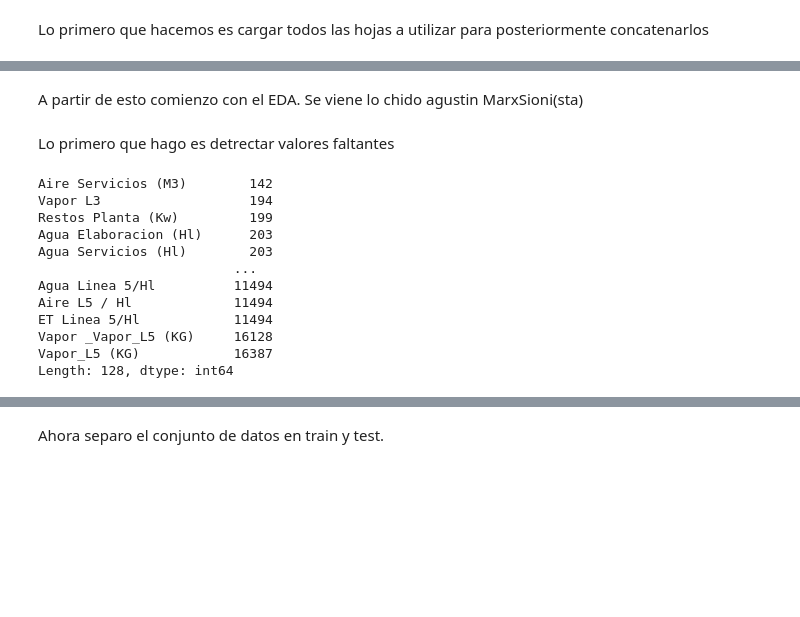
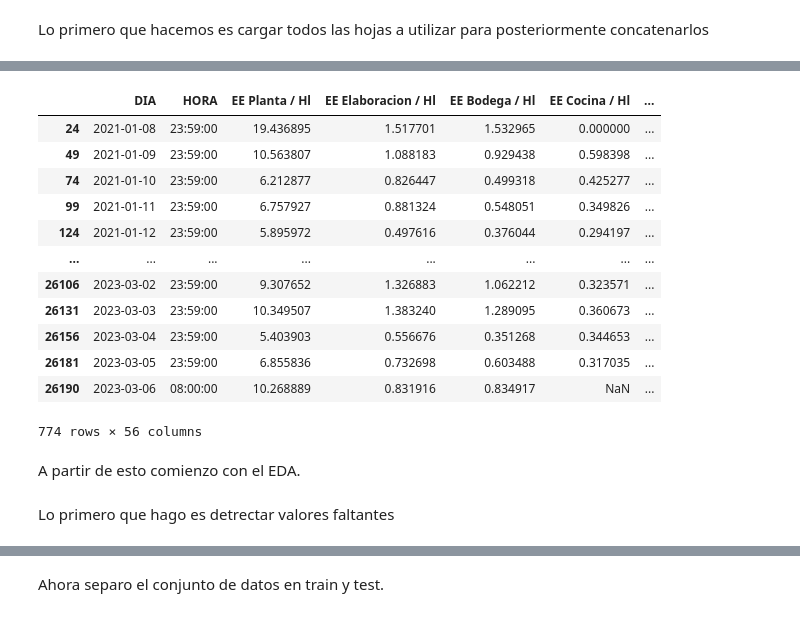
Before and after one commit to SantiScalzo/Trabajo-Final-Lab-Datos-, a Jupyter notebook: miarchivo.ipynb, the cells around one changed output, grey strips where cells are left out. Cells and saved outputs as stored; diff of their text form; code cells hidden in the pictures; blank space fills up the shorter version.

```diff
--- a/miarchivo.ipynb
+++ b/miarchivo.ipynb
@@ -198,0 +337,25 @@ print(f"✅ Archivo '{nombre_archivo}' creado y listo para descargar en tu direc
+# %%
+import pandas as pd
+
+# --- PASO 1: Crear la columna de Fecha y Hora (Datetime) ---
+# Combina 'DIA' y 'HORA' en un solo objeto datetime para una ordenación precisa.
+df_concatenado['FECHA_HORA'] = pd.to_datetime(
+    df_concatenado['DIA'].astype(str) + ' ' + df_concatenado['HORA'].astype(str)
+)
+
+# --- PASO 2: Encontrar el Índice de la Última Medición de Cada Día ---
+# Agrupa por la fecha (la parte de día de 'FECHA_HORA') y encuentra la hora máxima (idxmax) para esa fecha.
+indices_ultima_medicion = df_concatenado.groupby(
+    df_concatenado['FECHA_HORA'].dt.date
+)['FECHA_HORA'].idxmax()
+
+# --- PASO 3: Filtrar el DataFrame Original ---
+# Selecciona solo las filas correspondientes a los índices de la última medición.
+df_final = df_concatenado.loc[indices_ultima_medicion]
+
+
+
+# Muestra el resultado
+print("✅ Proceso completado. El DataFrame final está listo.")
+print(df_final.head())
+print(f"Dimensiones del DataFrame final: {df_final.shape}")
@@ -199,19 +380,22 @@ print(f"✅ Archivo '{nombre_archivo}' creado y listo para descargar en tu direc
+# %%
+df_final
+# %% [output]
+|  | DIA | HORA | EE Planta / Hl | EE Elaboracion / Hl | EE Bodega / Hl | EE Cocina / Hl | ... |
+| 24 | 2021-01-08 | 23:59:00 | 19.436895 | 1.517701 | 1.532965 | 0.000000 | ... |
+| 49 | 2021-01-09 | 23:59:00 | 10.563807 | 1.088183 | 0.929438 | 0.598398 | ... |
+| 74 | 2021-01-10 | 23:59:00 | 6.212877 | 0.826447 | 0.499318 | 0.425277 | ... |
+| 99 | 2021-01-11 | 23:59:00 | 6.757927 | 0.881324 | 0.548051 | 0.349826 | ... |
+| 124 | 2021-01-12 | 23:59:00 | 5.895972 | 0.497616 | 0.376044 | 0.294197 | ... |
+| ... | ... | ... | ... | ... | ... | ... | ... |
+| 26106 | 2023-03-02 | 23:59:00 | 9.307652 | 1.326883 | 1.062212 | 0.323571 | ... |
+| 26131 | 2023-03-03 | 23:59:00 | 10.349507 | 1.383240 | 1.289095 | 0.360673 | ... |
+| 26156 | 2023-03-04 | 23:59:00 | 5.403903 | 0.556676 | 0.351268 | 0.344653 | ... |
+| 26181 | 2023-03-05 | 23:59:00 | 6.855836 | 0.732698 | 0.603488 | 0.317035 | ... |
+| 26190 | 2023-03-06 | 08:00:00 | 10.268889 | 0.831916 | 0.834917 | NaN | ... |
+774 rows × 56 columns
 # %% [markdown]
-A partir de esto comienzo con el EDA. Se viene lo chido agustin MarxSioni(sta)
+A partir de esto comienzo con el EDA.
 # %% [markdown]
 Lo primero que hago es detrectar valores faltantes
 # %%
-df_concatenado.isnull().sum().sort_values()
+null_counts=df_final.isnull().sum().sort_values()
-# %% [output]
-Aire Servicios (M3)        142
-Vapor L3                   194
-Restos Planta (Kw)         199
-Agua Elaboracion (Hl)      203
-Agua Servicios (Hl)        203
-                         ...
-Agua Linea 5/Hl          11494
-Aire L5 / Hl             11494
-ET Linea 5/Hl            11494
-Vapor _Vapor_L5 (KG)     16128
-Vapor_L5 (KG)            16387
-Length: 128, dtype: int64
```
Also changed, not shown: parts of 60 cells of this notebook, 15 other files.
